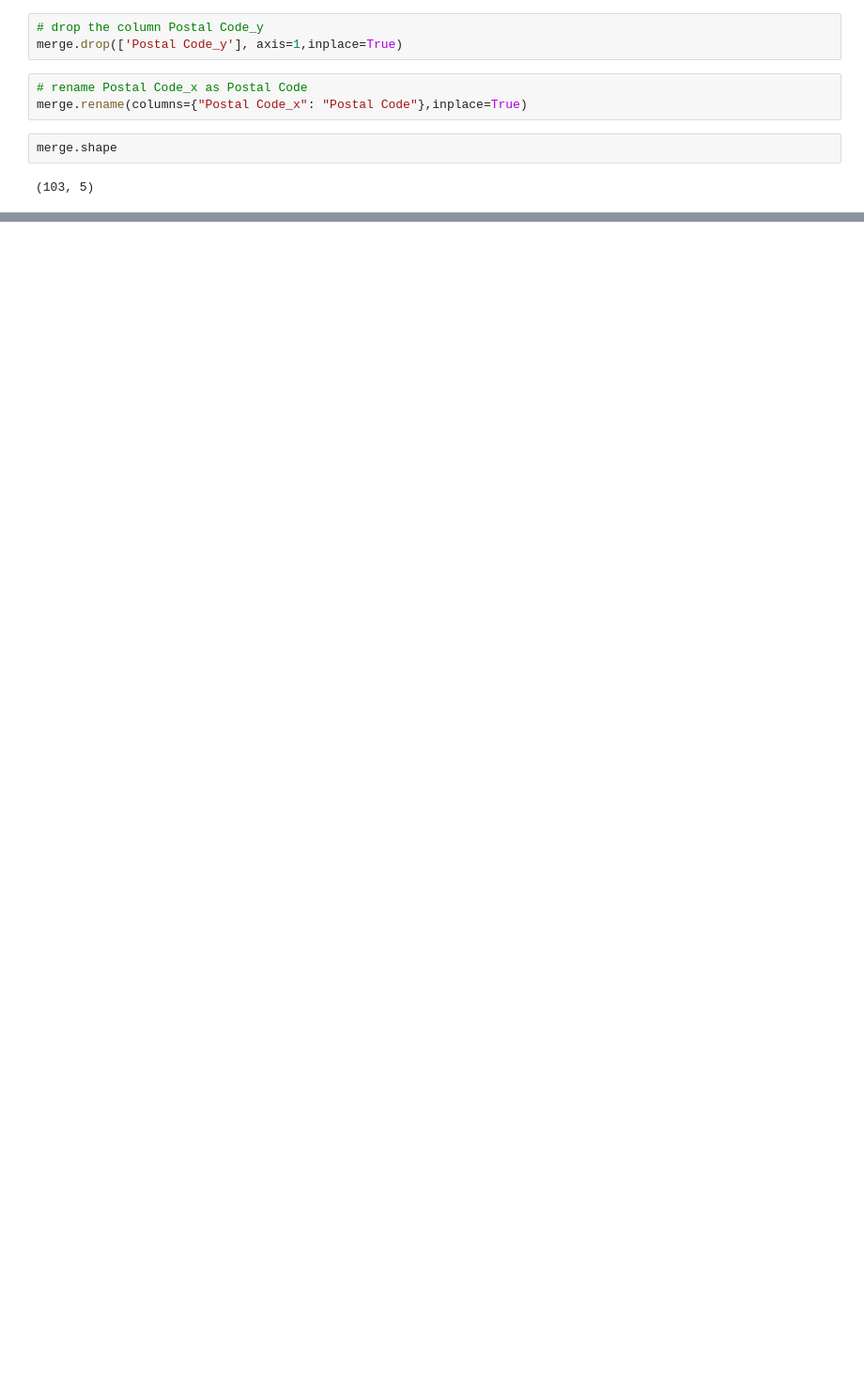
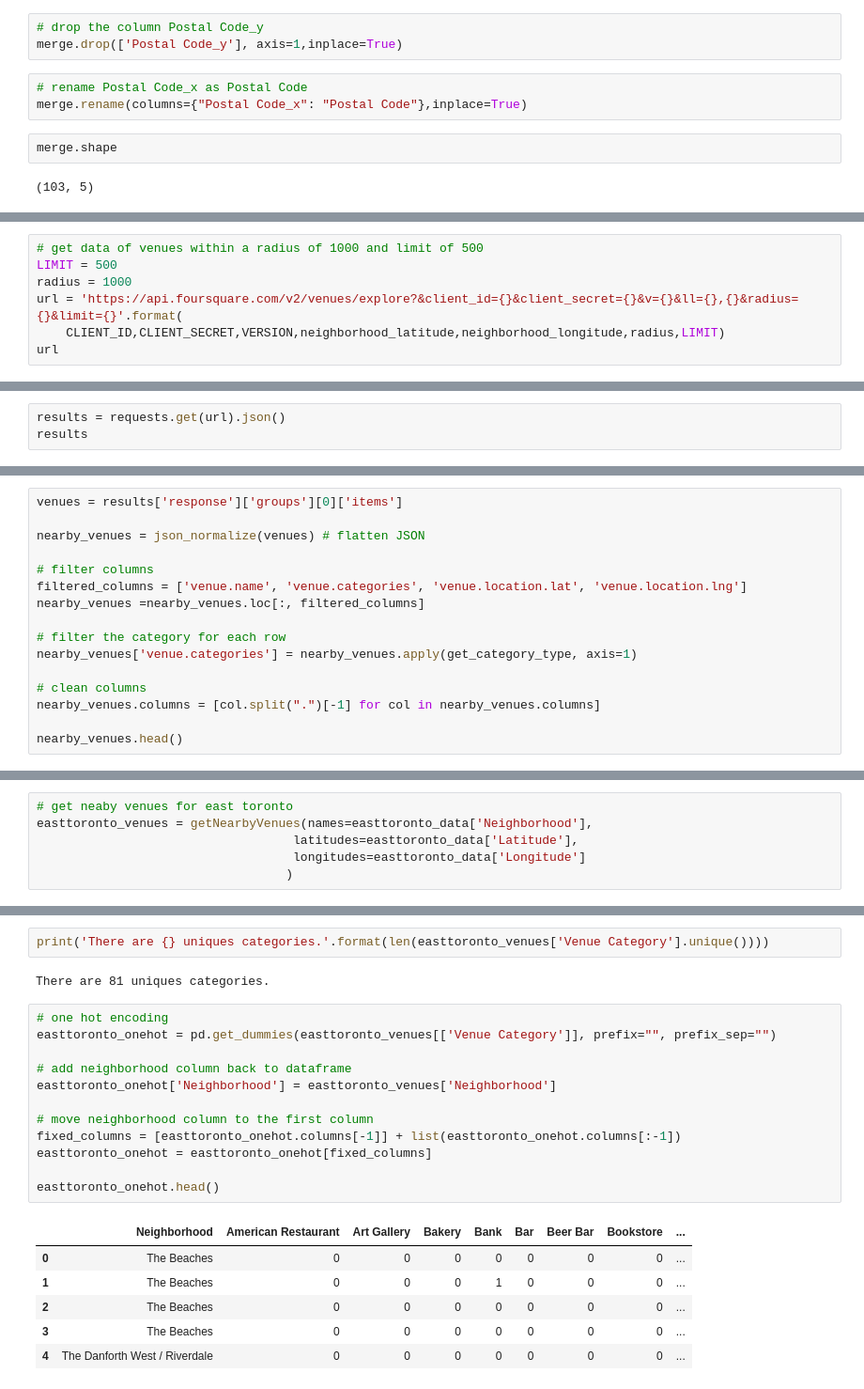
Before and after one commit to sayak1986/clustering-project-toronto, a Jupyter notebook: Clusters 2.ipynb, the cells around one changed output, grey strips where cells are left out. Shown at 94% size. Drawn from its saved outputs; the diff is of its cells as text; blank space fills up the shorter version.

```diff
--- a/Clusters 2.ipynb
+++ b/Clusters 2.ipynb
@@ -250,0 +400,7 @@ merge.replace(r'/',',',regex=True)
+# %%
+# get data of venues within a radius of 1000 and limit of 500
+LIMIT = 500
+radius = 1000
+url = 'https://api.foursquare.com/v2/venues/explore?&client_id={}&client_secret={}&v={}&ll={},{}&radius={}&limit={}'.format(
+    CLIENT_ID,CLIENT_SECRET,VERSION,neighborhood_latitude,neighborhood_longitude,radius,LIMIT)
+url
@@ -250,0 +409,3 @@ merge.replace(r'/',',',regex=True)
+# %%
+results = requests.get(url).json()
+results
@@ -250,0 +442,16 @@ merge.replace(r'/',',',regex=True)
+# %%
+venues = results['response']['groups'][0]['items']
+
+nearby_venues = json_normalize(venues) # flatten JSON
+
+# filter columns
+filtered_columns = ['venue.name', 'venue.categories', 'venue.location.lat', 'venue.location.lng']
+nearby_venues =nearby_venues.loc[:, filtered_columns]
+
+# filter the category for each row
+nearby_venues['venue.categories'] = nearby_venues.apply(get_category_type, axis=1)
+
+# clean columns
+nearby_venues.columns = [col.split(".")[-1] for col in nearby_venues.columns]
+
+nearby_venues.head()
@@ -250,0 +509,6 @@ merge.replace(r'/',',',regex=True)
+# %%
+# get neaby venues for east toronto
+easttoronto_venues = getNearbyVenues(names=easttoronto_data['Neighborhood'],
+                                   latitudes=easttoronto_data['Latitude'],
+                                   longitudes=easttoronto_data['Longitude']
+                                  )
@@ -250,0 +543,23 @@ merge.replace(r'/',',',regex=True)
+# %%
+print('There are {} uniques categories.'.format(len(easttoronto_venues['Venue Category'].unique())))
+# %% [output]
+There are 81 uniques categories.
+# %%
+# one hot encoding
+easttoronto_onehot = pd.get_dummies(easttoronto_venues[['Venue Category']], prefix="", prefix_sep="")
+
+# add neighborhood column back to dataframe
+easttoronto_onehot['Neighborhood'] = easttoronto_venues['Neighborhood']
+
+# move neighborhood column to the first column
+fixed_columns = [easttoronto_onehot.columns[-1]] + list(easttoronto_onehot.columns[:-1])
+easttoronto_onehot = easttoronto_onehot[fixed_columns]
+
+easttoronto_onehot.head()
+# %% [output]
+|  | Neighborhood | American Restaurant | Art Gallery | Bakery | Bank | Bar | Beer Bar | Bookstore | ... |
+| 0 | The Beaches | 0 | 0 | 0 | 0 | 0 | 0 | 0 | ... |
+| 1 | The Beaches | 0 | 0 | 0 | 1 | 0 | 0 | 0 | ... |
+| 2 | The Beaches | 0 | 0 | 0 | 0 | 0 | 0 | 0 | ... |
+| 3 | The Beaches | 0 | 0 | 0 | 0 | 0 | 0 | 0 | ... |
+| 4 | The Danforth West / Riverdale | 0 | 0 | 0 | 0 | 0 | 0 | 0 | ... |
```
Also changed, not shown: parts of 39 cells of this notebook.
